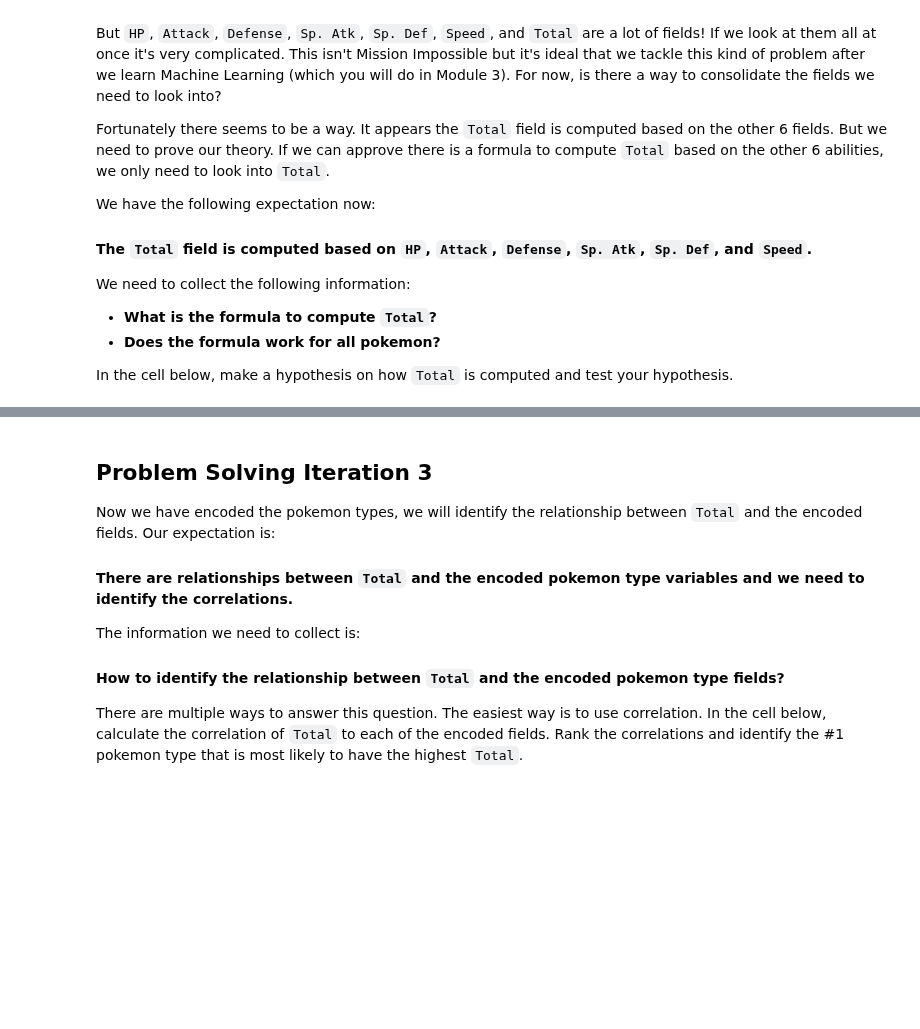
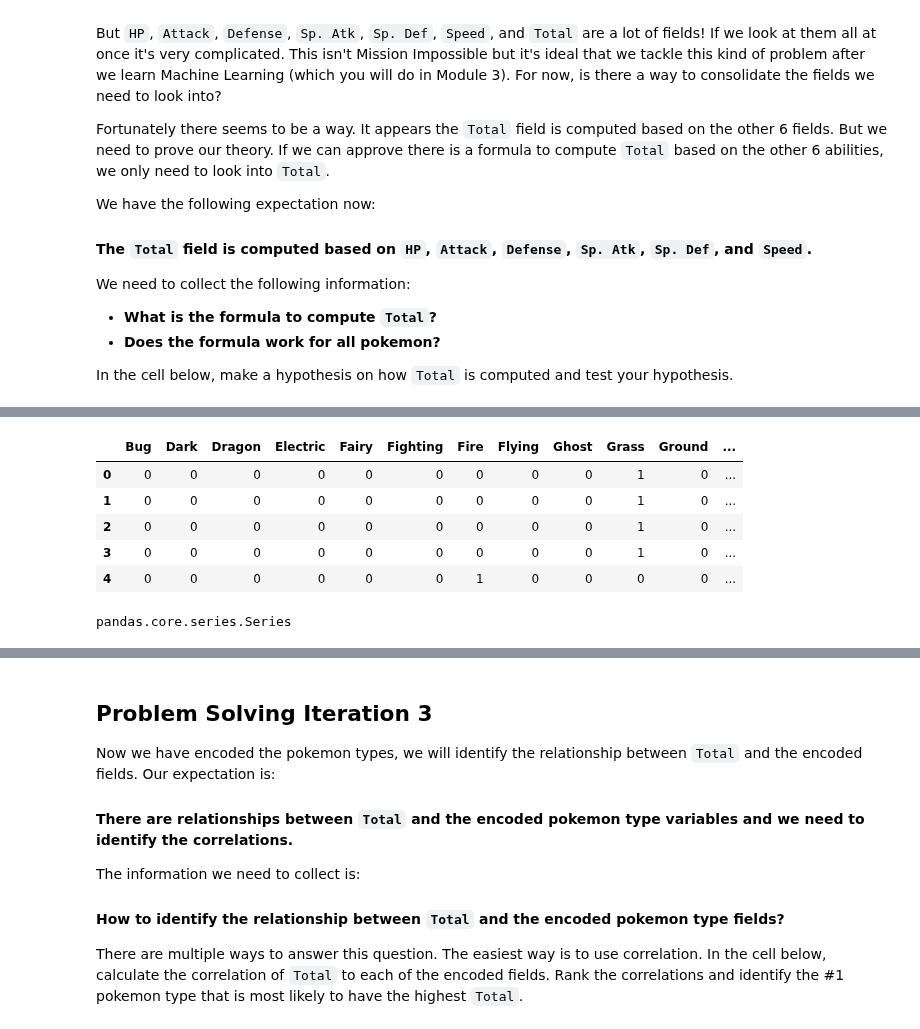
Before and after one commit to Ironhack-Data-Madrid-Octubre-2023/2.3-lab_df_calculation_and_transformation, a Jupyter notebook: your-code/challenge-2.ipynb, the cells around one changed output, grey strips where cells are left out. Cells and saved outputs as stored; diff of their text form; code cells hidden in the pictures; blank space fills up the shorter version.

```diff
--- a/your-code/challenge-2.ipynb
+++ b/your-code/challenge-2.ipynb
@@ -46,0 +56,8 @@ In the cell below, make a hypothesis on how `Total` is computed and test your hy
+# %%
+# your code here
+
+# HYPOTHESIS: Total = HP + Attack + Defense + Sp. Atk + Sp. Def + Speed
+
+pokemon["Hyp_1"] = pokemon["HP"] + pokemon["Attack"] + pokemon["Defense"] + pokemon["Sp. Atk"] + pokemon["Sp. Def"] + pokemon["Speed"]
+
+pokemon[["Total","Hyp_1"]]
@@ -76,0 +143,18 @@ The new numerical variables you create should look like below:
+# %%
+# your code here
+
+#One Hot Encoding se puede hacer con pandas "get dummies"
+
+poketipo1 = pd.get_dummies(pokemon['Type 1'])
+poketipo1.head()
+# %% [output]
+|  | Bug | Dark | Dragon | Electric | Fairy | Fighting | Fire | Flying | Ghost | Grass | Ground | ... |
+| 0 | 0 | 0 | 0 | 0 | 0 | 0 | 0 | 0 | 0 | 1 | 0 | ... |
+| 1 | 0 | 0 | 0 | 0 | 0 | 0 | 0 | 0 | 0 | 1 | 0 | ... |
+| 2 | 0 | 0 | 0 | 0 | 0 | 0 | 0 | 0 | 0 | 1 | 0 | ... |
+| 3 | 0 | 0 | 0 | 0 | 0 | 0 | 0 | 0 | 0 | 1 | 0 | ... |
+| 4 | 0 | 0 | 0 | 0 | 0 | 0 | 1 | 0 | 0 | 0 | 0 | ... |
+# %%
+type(pokemon['Type 1'])
+# %% [output]
+pandas.core.series.Series
```
Also changed, not shown: parts of 17 cells of this notebook.
